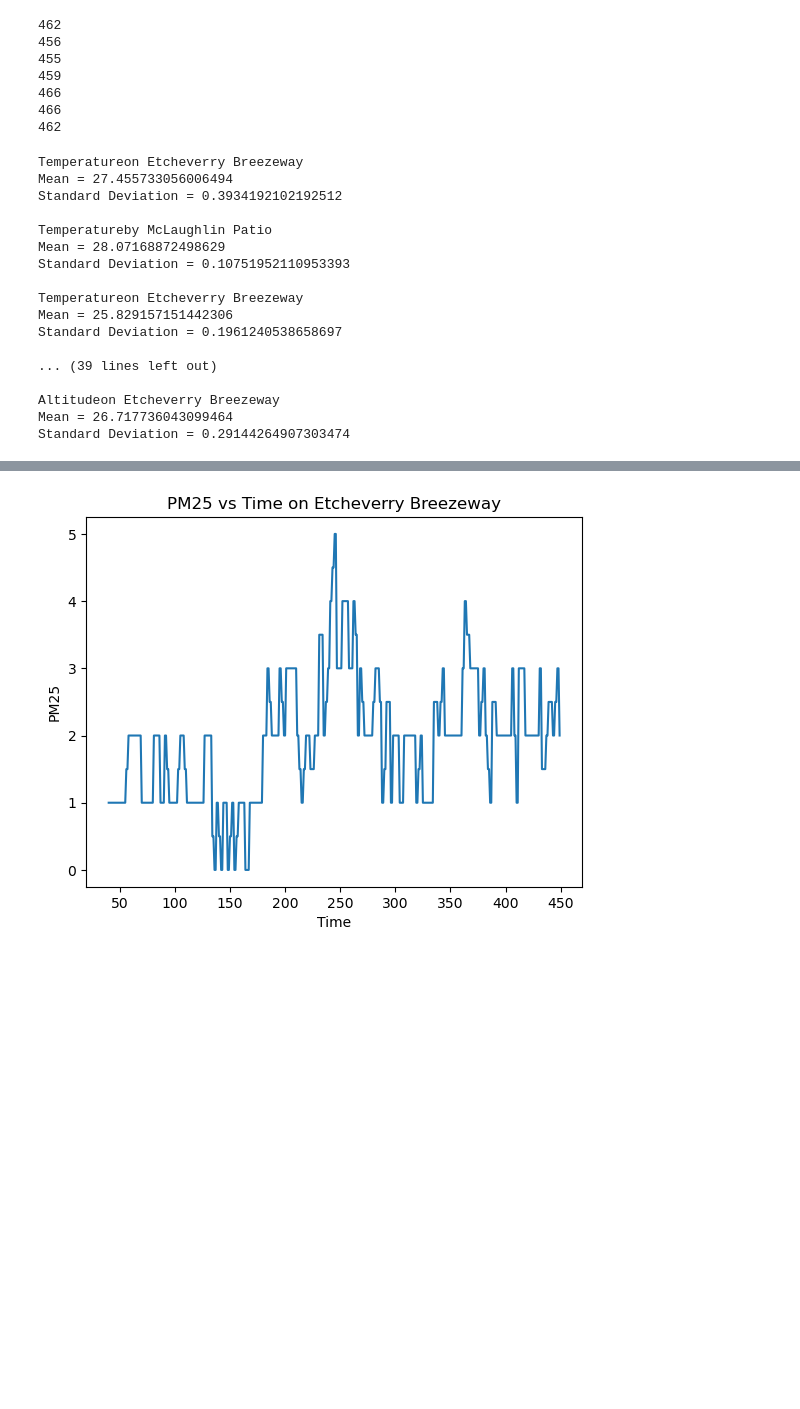
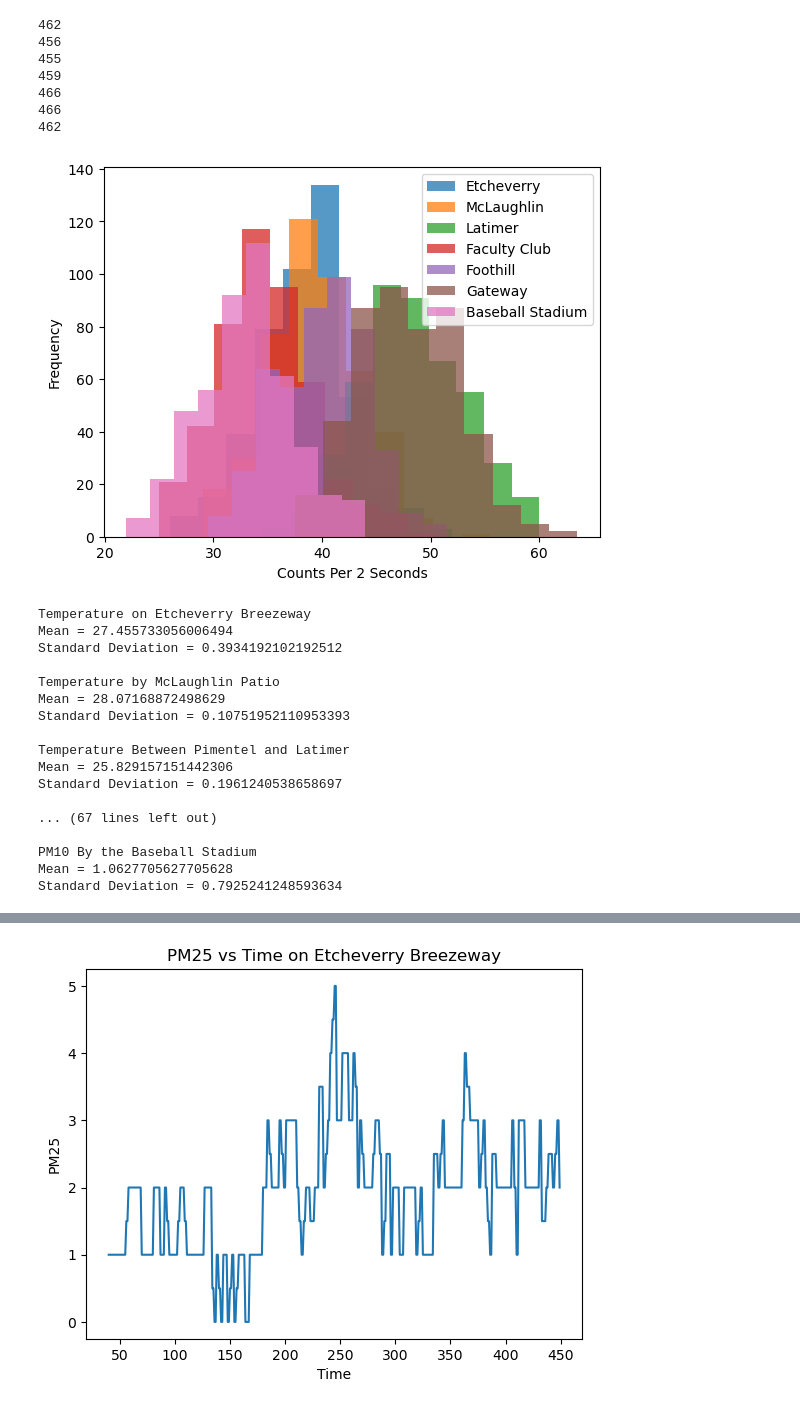
Before and after one commit to tinajolly/E11, a Jupyter notebook: Final Project/final_project_analysis.ipynb, the cells around one changed output, grey strips where cells are left out. Cells and saved outputs as stored; diff of their text form; code cells hidden in the pictures; blank space fills up the shorter version.

Commit message:
added air quality plots and data to slides

```diff
--- a/Final Project/final_project_analysis.ipynb
+++ b/Final Project/final_project_analysis.ipynb
@@ -66,50 +68,79 @@ def stats_fun2(data,str1,str2):
     print(str1 + ' ' + str2)
     print('Mean =',mean)
     print('Standard Deviation =',std)
+# %%
+plt.hist(data1['counts'],label = "Etcheverry",alpha = 0.75)
+plt.hist(data2['counts'],label = "McLaughlin",alpha = 0.75)
+plt.hist(data3['counts'],label = "Latimer",alpha = 0.75)
+plt.hist(data4['counts'],label = "Faculty Club",alpha = 0.75)
+plt.hist(data5['counts'],label = "Foothill",alpha = 0.75)
+plt.hist(data6['counts'],label = "Gateway",alpha = 0.75)
+plt.hist(data7['counts'],label = "Baseball Stadium",alpha = 0.75)
+plt.legend()
+plt.ylabel("Frequency")
+plt.xlabel("Counts Per 2 Seconds")
+plt.savefig('final plot')
+plt.show()
+# %% [output]
+[figure, added]
 # %%
 stats_fun2(data1['Temperature'],'Temperature','on Etcheverry Breezeway')
 print('')
 stats_fun2(data2['Temperature'],'Temperature','by McLaughlin Patio')
 print('')
-stats_fun2(data3['Temperature'],'Temperature','on Etcheverry Breezeway')
+stats_fun2(data3['Temperature'],'Temperature','Between Pimentel and Latimer')
 print('')
-stats_fun2(data4['Temperature'],'Temperature','on Etcheverry Breezeway')
+stats_fun2(data4['Temperature'],'Temperature','By Haas and Optometry')
 print('')
-stats_fun2(data5['Temperature'],'Temperature','on Etcheverry Breezeway')
+stats_fun2(data5['Temperature'],'Temperature','Foothill Parking Lot')
 print('')
-stats_fun2(data6['Temperature'],'Temperature','on Etcheverry Breezeway')
+stats_fun2(data6['Temperature'],'Temperature','By Gateway Construction')
 print('')
-stats_fun2(data7['Temperature'],'Temperature','on Etcheverry Breezeway')
+stats_fun2(data7['Temperature'],'Temperature','By the Baseball Stadium')
 print('')
 stats_fun2(data1['Altitude'],'Altitude','on Etcheverry Breezeway')
 print('')
-stats_fun2(data2['Altitude'],'Altitude','on Etcheverry Breezeway')
+stats_fun2(data2['Altitude'],'Altitude','by Mclaughlin Patio')
 print('')
-stats_fun2(data3['Altitude'],'Altitude','on Etcheverry Breezeway')
+stats_fun2(data3['Altitude'],'Altitude','Between Pimentel and Latimer')
 print('')
-stats_fun2(data4['Altitude'],'Altitude','on Etcheverry Breezeway')
+stats_fun2(data4['Altitude'],'Altitude','By Haas and Optometry')
 print('')
-stats_fun2(data5['Altitude'],'Altitude','on Etcheverry Breezeway')
+stats_fun2(data5['Altitude'],'Altitude','Foothill Parking Lot')
 print('')
-stats_fun2(data6['Altitude'],'Altitude','on Etcheverry Breezeway')
+stats_fun2(data6['Altitude'],'Altitude','By Gateway Construction')
 print('')
-stats_fun2(data7['Altitude'],'Altitude','on Etcheverry Breezeway')
+stats_fun2(data7['Altitude'],'Altitude','By the Baseball Stadium')
 print('')
+stats_fun2(data1['PM10'],'PM10','on Etcheverry Breezeway')
+print('')
+stats_fun2(data2['PM10'],'PM10','by Mclaughlin Patio')
+print('')
+stats_fun2(data3['PM10'],'PM10','Between Pimentel and Latimer')
+print('')
+stats_fun2(data4['PM10'],'PM10','By Haas and Optometry')
+print('')
+stats_fun2(data5['PM10'],'PM10','Foothill Parking Lot')
+print('')
+stats_fun2(data6['PM10'],'PM10','By Gateway Construction')
+print('')
+stats_fun2(data7['PM10'],'PM10','By the Baseball Stadium')
+print('')
 # %% [output]
-Temperatureon Etcheverry Breezeway
+Temperature on Etcheverry Breezeway
 Mean = 27.455733056006494
 Standard Deviation = 0.3934192102192512
 
-Temperatureby McLaughlin Patio
+Temperature by McLaughlin Patio
 Mean = 28.07168872498629
 Standard Deviation = 0.10751952110953393
 
-Temperatureon Etcheverry Breezeway
+Temperature Between Pimentel and Latimer
 Mean = 25.829157151442306
 Standard Deviation = 0.1961240538658697
 
-... (39 lines left out)
+... (67 lines left out)
 
-Altitudeon Etcheverry Breezeway
-Mean = 26.717736043099464
-Standard Deviation = 0.29144264907303474
+PM10 By the Baseball Stadium
+Mean = 1.0627705627705628
+Standard Deviation = 0.7925241248593634
```
Also changed, not shown: parts of 3 cells of this notebook, 10 other files.
